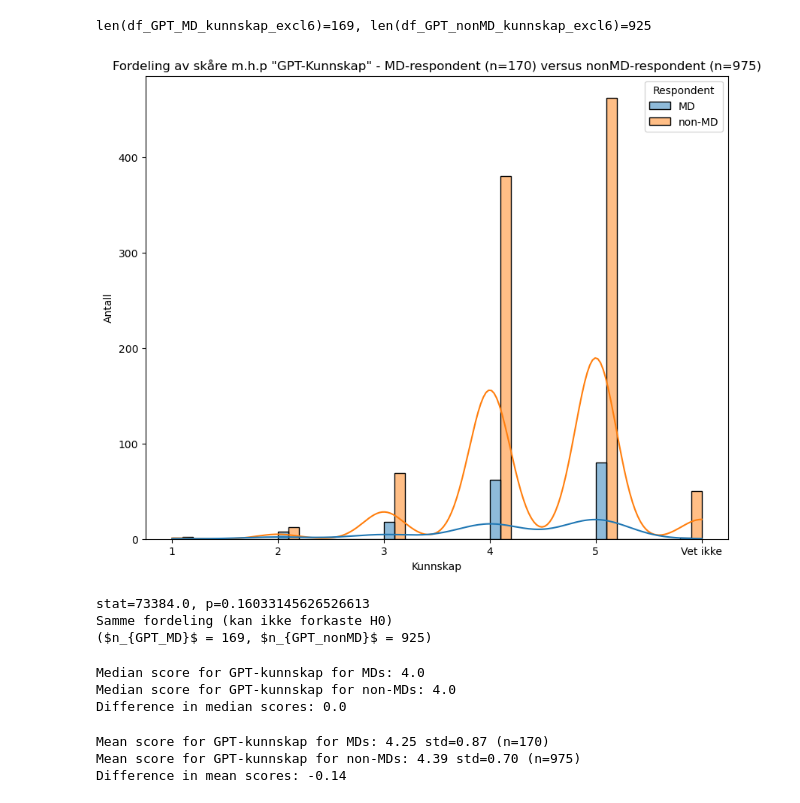
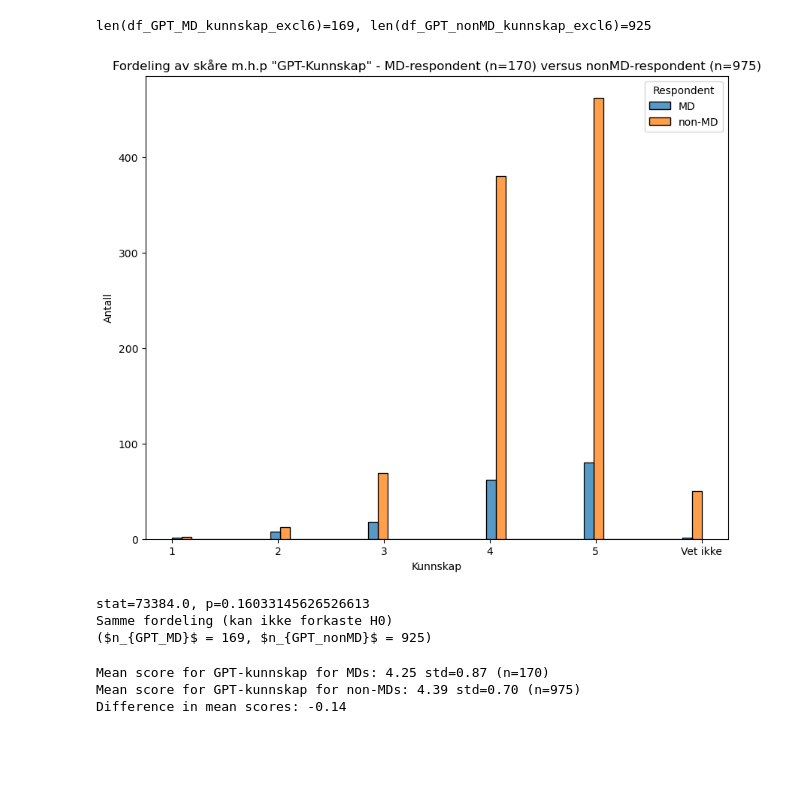
Before and after one commit to MMIV-ML/helseveileder, a Jupyter notebook: notebooks/1-analysis.ipynb, the cells around one changed output. Drawn from its saved outputs; the diff is of its cells as text; code cells hidden in the pictures; blank space fills up the shorter version.

```diff
--- a/notebooks/1-analysis.ipynb
+++ b/notebooks/1-analysis.ipynb
@@ -1595,35 +2043,35 @@ fig, ax = plt.subplots(figsize=(10, 8))
 
 # Combine the data into a single DataFrame
 df_combined = pd.concat([df_GPT_MD[['kunnskap']].assign(Respondent='MD'), df_GPT_nonMD[['kunnskap']].assign(Respondent='non-MD')])
 
 # Plot the histograms side by side
-sns.histplot(data=df_combined, x='kunnskap', hue='Respondent', multiple='dodge', kde=True, binwidth=0.2)
+sns.histplot(data=df_combined, x='kunnskap', hue='Respondent', multiple='dodge')
 
 # Make the x-ticks integers centerd between the two bars
 plt.xticks(np.arange(1, 7, 1))
 
 plt.xlabel('Kunnskap')
 plt.ylabel('Antall')
 plt.title(f'Fordeling av skåre m.h.p "GPT-Kunnskap" - MD-respondent (n={len(df_GPT_MD)}) versus nonMD-respondent (n={len(df_GPT_nonMD)})')
 
 # Make the x-ticks integers centerd between the two bars
 plt.xticks(np.arange(1, 7, 1))
 
 # Assuming 'plt' is the current plot
 ticks, labels = plt.xticks()  # Get current x-axis tick labels
 
 # Find the index of the tick mark 6
 index = list(ticks).index(6)
 
 # Replace the label at the index with 'Vet ikke'
 labels[index] = 'Vet ikke'
 
 plt.xticks(ticks, labels)  # Set new x-axis tick labels
 
 
 plt.show()
 # %% [output]
-[figure, old version]
+[figure, new version]
 # %%
 # Test the following hypothesis: H0: The distribution of the scores regarding GPT's kunnskap: MD vs. non-MD and are the same
 # vs. H1: The distribution of the scores regarding GPT's kunnskap: MD vs. non-MD and are different (MD's scores are likely lower)
@@ -1645,19 +2093,6 @@ print(f'($n_{{GPT_MD}}$ = {len(df_GPT_MD_kunnskap_excl6)}, $n_{{GPT_nonMD}}$ = {
 stat=73384.0, p=0.16033145626526613
 Samme fordeling (kan ikke forkaste H0)
 ($n_{GPT_MD}$ = 169, $n_{GPT_nonMD}$ = 925)
-# %%
-# How large is the difference in the median scores of GPT-kunnskap for MDs vs. non-MDs?
-
-median_MD = df_GPT_MD_kunnskap_excl6['kunnskap'].median()
-median_nonMD = df_GPT_nonMD_kunnskap_excl6['kunnskap'].median()
-diff = median_MD - median_nonMD
-print(f'Median score for GPT-kunnskap for MDs: {median_MD}')
-print(f'Median score for GPT-kunnskap for non-MDs: {median_nonMD}')
-print(f'Difference in median scores: {diff}')
-# %% [output]
-Median score for GPT-kunnskap for MDs: 4.0
-Median score for GPT-kunnskap for non-MDs: 4.0
-Difference in median scores: 0.0
 # %%
 # How large is the difference in the mean scores of GPT-kunnskap for MDs vs. non-MDs?
 
```
Also changed, not shown: parts of 58 cells of this notebook.
